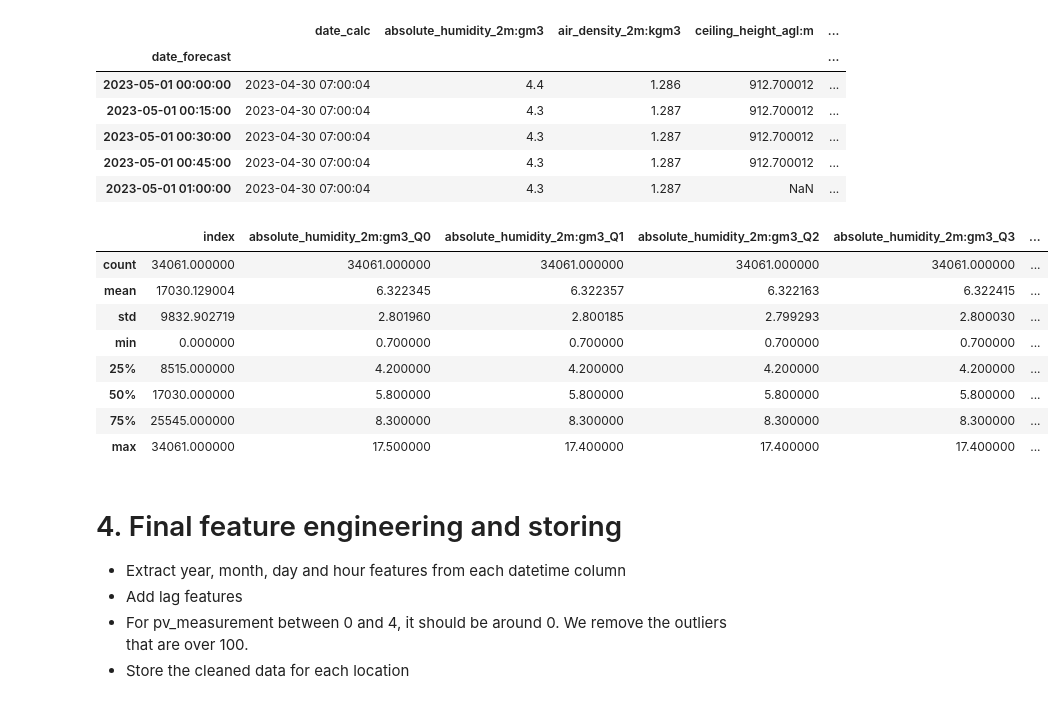
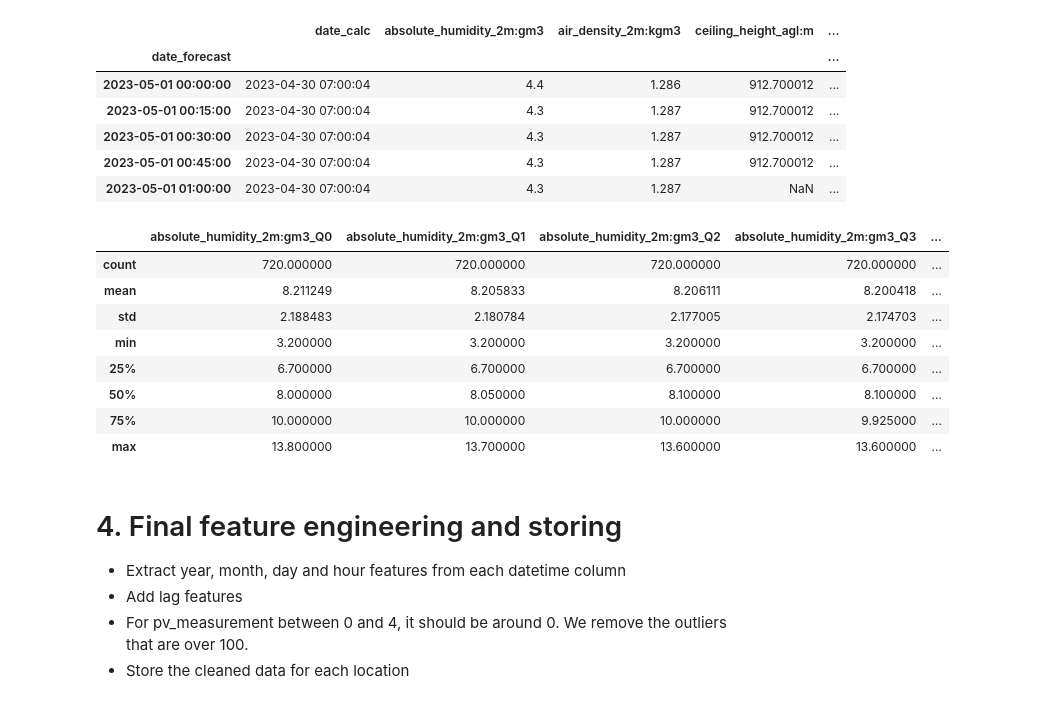
Before and after one commit to henningolweus/MLprosjekt, a Jupyter notebook: data/preprocessing_quarterly.ipynb, the cells around one changed output. Cells and saved outputs as stored; diff of their text form; code cells hidden in the pictures.

```diff
--- a/data/preprocessing_quarterly.ipynb
+++ b/data/preprocessing_quarterly.ipynb
@@ -266,17 +247,17 @@ x_test_a.head()
 | 2023-05-01 00:45:00 | 2023-04-30 07:00:04 | 4.3 | 1.287 | 912.700012 | ... |
 | 2023-05-01 01:00:00 | 2023-04-30 07:00:04 | 4.3 | 1.287 | NaN | ... |
 # %%
-x_train_a.describe()
+x_test_a.describe()
 # %% [output]
-|  | index | absolute_humidity_2m:gm3_Q0 | absolute_humidity_2m:gm3_Q1 | absolute_humidity_2m:gm3_Q2 | absolute_humidity_2m:gm3_Q3 | ... |
-| count | 34061.000000 | 34061.000000 | 34061.000000 | 34061.000000 | 34061.000000 | ... |
-| mean | 17030.129004 | 6.322345 | 6.322357 | 6.322163 | 6.322415 | ... |
-| std | 9832.902719 | 2.801960 | 2.800185 | 2.799293 | 2.800030 | ... |
-| min | 0.000000 | 0.700000 | 0.700000 | 0.700000 | 0.700000 | ... |
-| 25% | 8515.000000 | 4.200000 | 4.200000 | 4.200000 | 4.200000 | ... |
-| 50% | 17030.000000 | 5.800000 | 5.800000 | 5.800000 | 5.800000 | ... |
-| 75% | 25545.000000 | 8.300000 | 8.300000 | 8.300000 | 8.300000 | ... |
-| max | 34061.000000 | 17.500000 | 17.400000 | 17.400000 | 17.400000 | ... |
+|  | absolute_humidity_2m:gm3_Q0 | absolute_humidity_2m:gm3_Q1 | absolute_humidity_2m:gm3_Q2 | absolute_humidity_2m:gm3_Q3 | ... |
+| count | 720.000000 | 720.000000 | 720.000000 | 720.000000 | ... |
+| mean | 8.211249 | 8.205833 | 8.206111 | 8.200418 | ... |
+| std | 2.188483 | 2.180784 | 2.177005 | 2.174703 | ... |
+| min | 3.200000 | 3.200000 | 3.200000 | 3.200000 | ... |
+| 25% | 6.700000 | 6.700000 | 6.700000 | 6.700000 | ... |
+| 50% | 8.000000 | 8.050000 | 8.100000 | 8.100000 | ... |
+| 75% | 10.000000 | 10.000000 | 10.000000 | 9.925000 | ... |
+| max | 13.800000 | 13.700000 | 13.600000 | 13.600000 | ... |
 # %%
 # Adding a column called time for merging with test.csv
 x_test_a_hourly['time'] = pd.to_datetime(x_test_a_hourly['date_forecast']).dt.floor('H')
```
Also changed, not shown: parts of 1 cell of this notebook, 3 other files.
